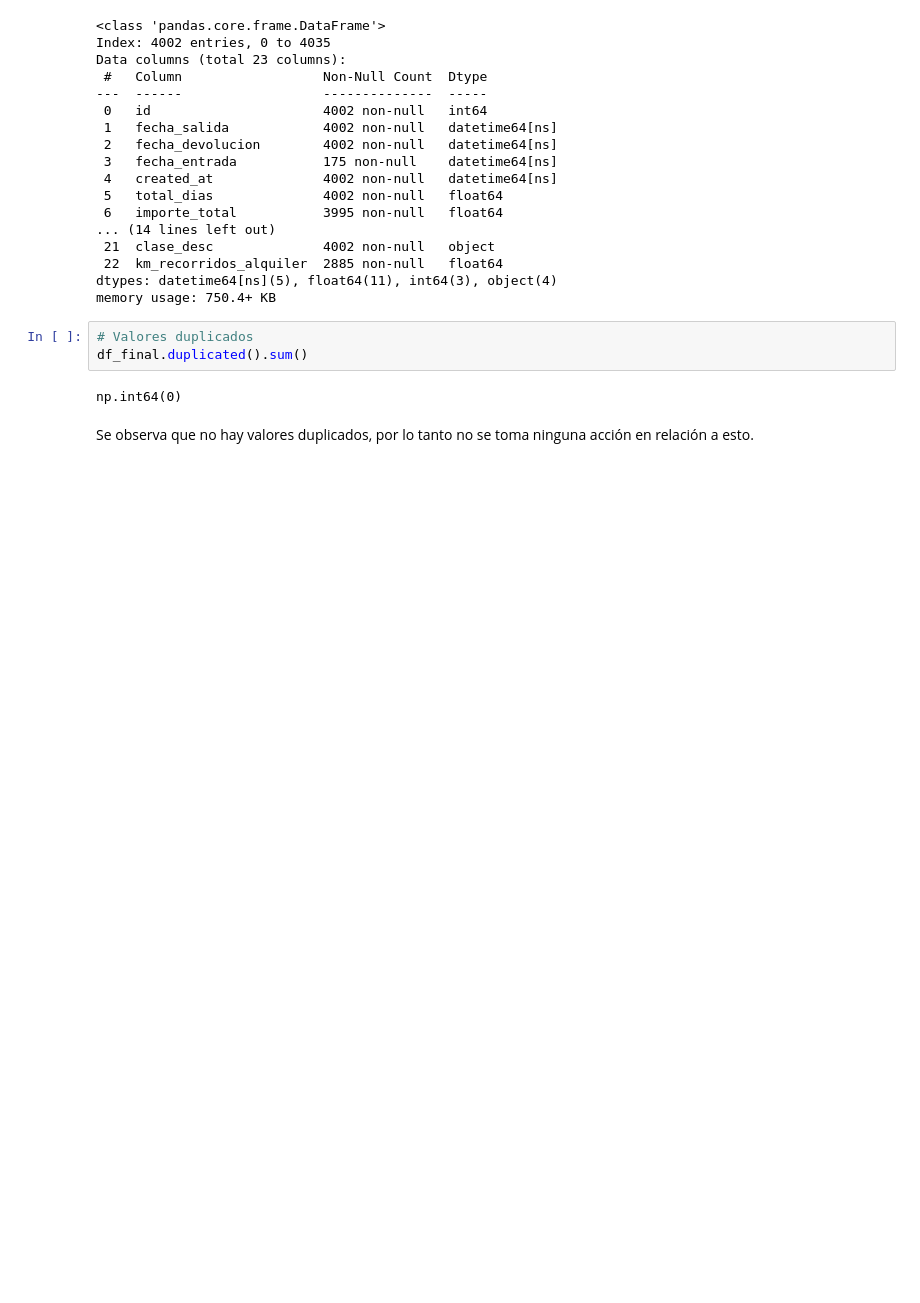
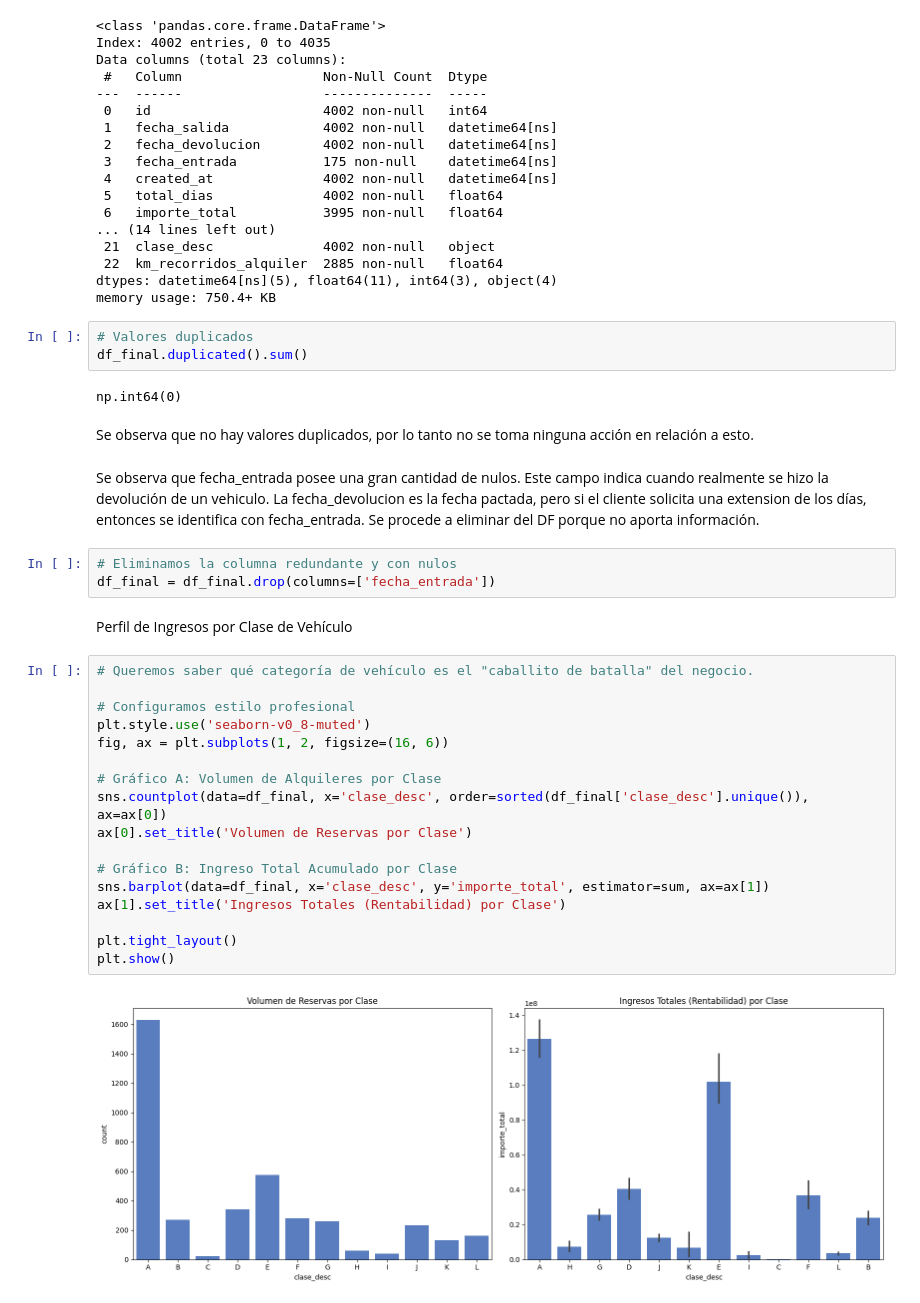
Before and after one commit to lucasdp5/ds2, a Jupyter notebook: perea_ds2.ipynb, the cells around one changed output. Drawn from its saved outputs; the diff is of its cells as text; blank space fills up the shorter version.

```diff
--- a/perea_ds2.ipynb
+++ b/perea_ds2.ipynb
@@ -290,3 +291,29 @@ df_final.duplicated().sum()
 np.int64(0)
 # %% [markdown]
 Se observa que no hay valores duplicados, por lo tanto no se toma ninguna acción en relación a esto.
+# %% [markdown]
+Se observa que fecha_entrada posee una gran cantidad de nulos. Este campo indica cuando realmente se hizo la devolución de un vehiculo. La fecha_devolucion es la fecha pactada, pero si el cliente solicita una extension de los días, entonces se identifica con fecha_entrada. Se procede a eliminar del DF porque no aporta información.
+# %%
+# Eliminamos la columna redundante y con nulos
+df_final = df_final.drop(columns=['fecha_entrada'])
+# %% [markdown]
+Perfil de Ingresos por Clase de Vehículo
+# %%
+# Queremos saber qué categoría de vehículo es el "caballito de batalla" del negocio.
+
+# Configuramos estilo profesional
+plt.style.use('seaborn-v0_8-muted')
+fig, ax = plt.subplots(1, 2, figsize=(16, 6))
+
+# Gráfico A: Volumen de Alquileres por Clase
+sns.countplot(data=df_final, x='clase_desc', order=sorted(df_final['clase_desc'].unique()), ax=ax[0])
+ax[0].set_title('Volumen de Reservas por Clase')
+
+# Gráfico B: Ingreso Total Acumulado por Clase
+sns.barplot(data=df_final, x='clase_desc', y='importe_total', estimator=sum, ax=ax[1])
+ax[1].set_title('Ingresos Totales (Rentabilidad) por Clase')
+
+plt.tight_layout()
+plt.show()
+# %% [output]
+[figure, added]
```
Also changed, not shown: parts of 11 cells of this notebook.
